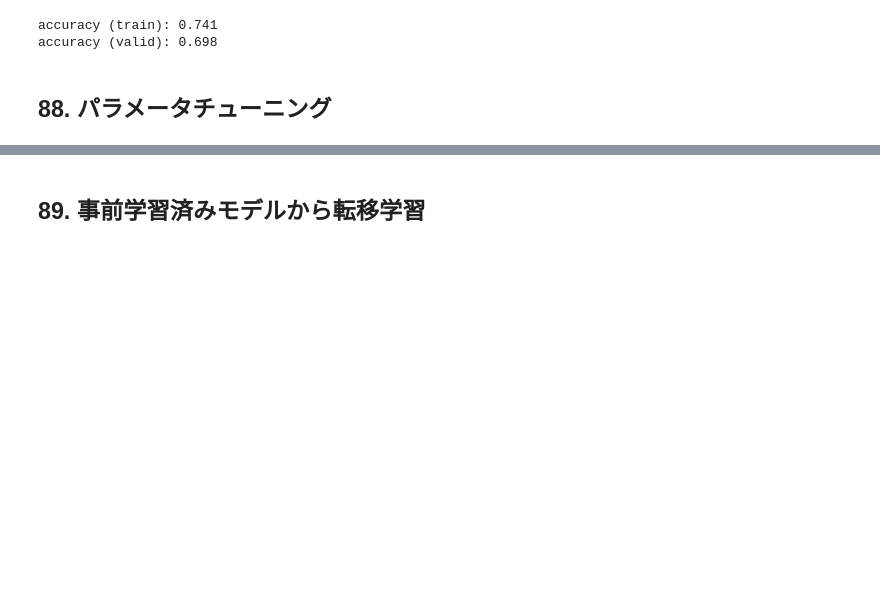
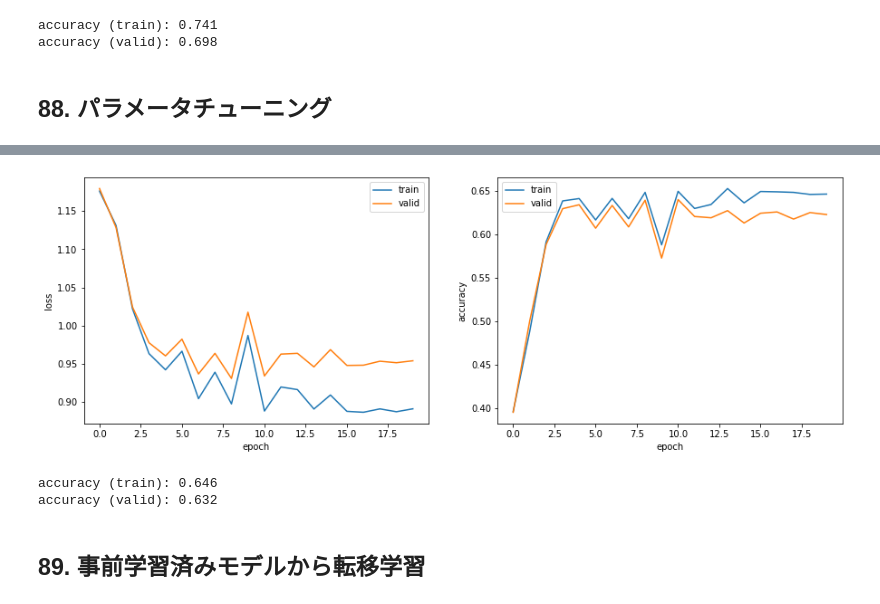
Before and after one commit to suzuhiki/NLP100knocks, a Jupyter notebook: 100knocks_09.ipynb, the cells around one changed output, grey strips where cells are left out. Cells and saved outputs as stored; diff of their text form; code cells hidden in the pictures; blank space fills up the shorter version.

```diff
--- a/100knocks_09.ipynb
+++ b/100knocks_09.ipynb
@@ -635,0 +692,18 @@ epoch: 10, loss_train: 1.1639, accuracy_train: 0.4188, loss_valid: 1.1616, accur
+# %%
+VOCAB_SIZE = len(set(word2id_dict.values())) + 1
+EMB_SIZE = 300
+PADDING_IDX = len(set(word2id_dict.values()))
+OUTPUT_SIZE = 4
+HIDDEN_SIZE = 200
+NUM_LAYERS = 3
+LEARNING_RATE = 0.0012487145614158773
+BATCH_SIZE = 16
+NUM_EPOCHS = 20
+
+model = RNN_mod1(VOCAB_SIZE, EMB_SIZE, PADDING_IDX, OUTPUT_SIZE, HIDDEN_SIZE, NUM_LAYERS, emb_weights=weights, bidirectional=True) #bidirectional:双方向でモデル作成
+
+criterion = nn.CrossEntropyLoss()
+optimizer = torch.optim.SGD(model.parameters(), lr=LEARNING_RATE, momentum=0.9)
+device = torch.device('cuda:0') if torch.cuda.is_available() else torch.device('cpu')
+
+log = train_model(dataset_train, dataset_valid, BATCH_SIZE, model, criterion, optimizer, NUM_EPOCHS, collate_fn=Padsequence(PADDING_IDX), device=device)
@@ -636,3 +731,14 @@ epoch: 10, loss_train: 1.1639, accuracy_train: 0.4188, loss_valid: 1.1616, accur
+# %%
+visualize_logs(log)
+
+_, acc_train = calculate_loss_and_accuracy(model, dataset_train, device)
+_, acc_test = calculate_loss_and_accuracy(model, dataset_test, device)
+print(f'accuracy (train): {acc_train:.3f}')
+print(f'accuracy (valid): {acc_test:.3f}')
+# %% [output]
+[figure, added]
+accuracy (train): 0.646
+accuracy (valid): 0.632
 # %% [markdown]
 ## 89. 事前学習済みモデルから転移学習
 # %%
```
Also changed, not shown: parts of 8 cells of this notebook.
